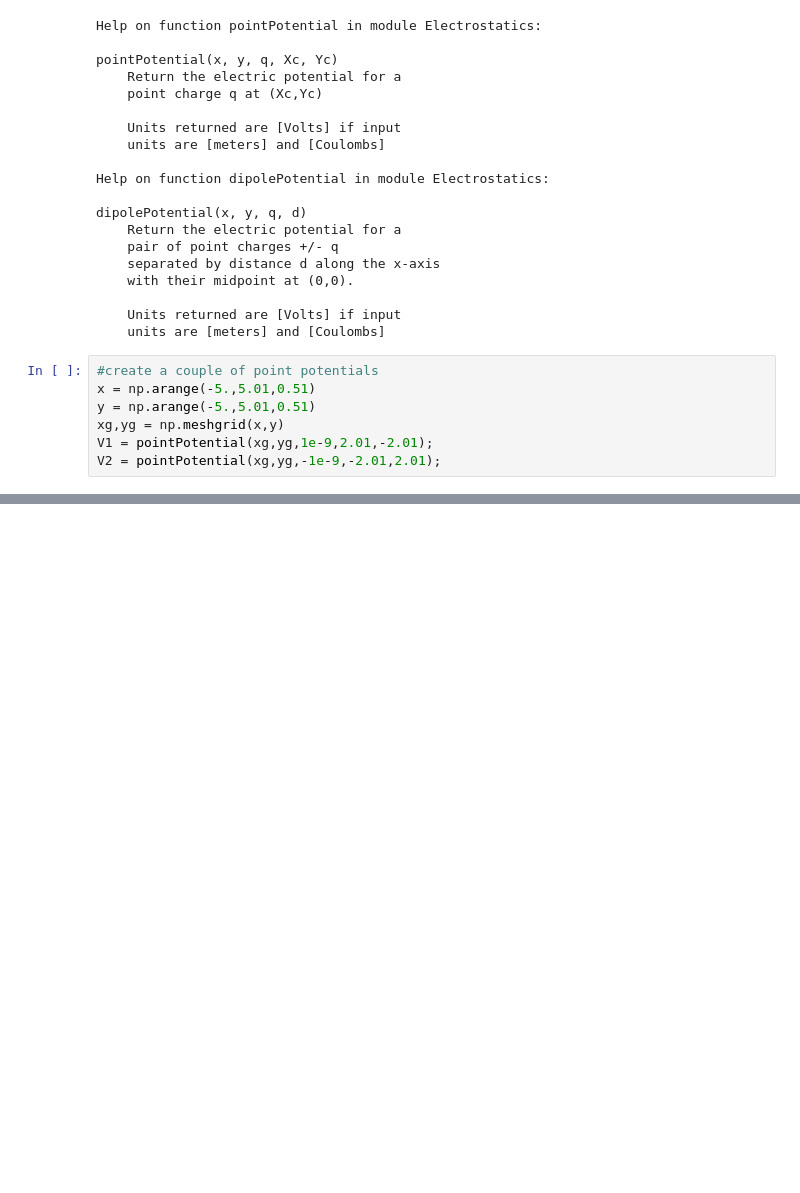
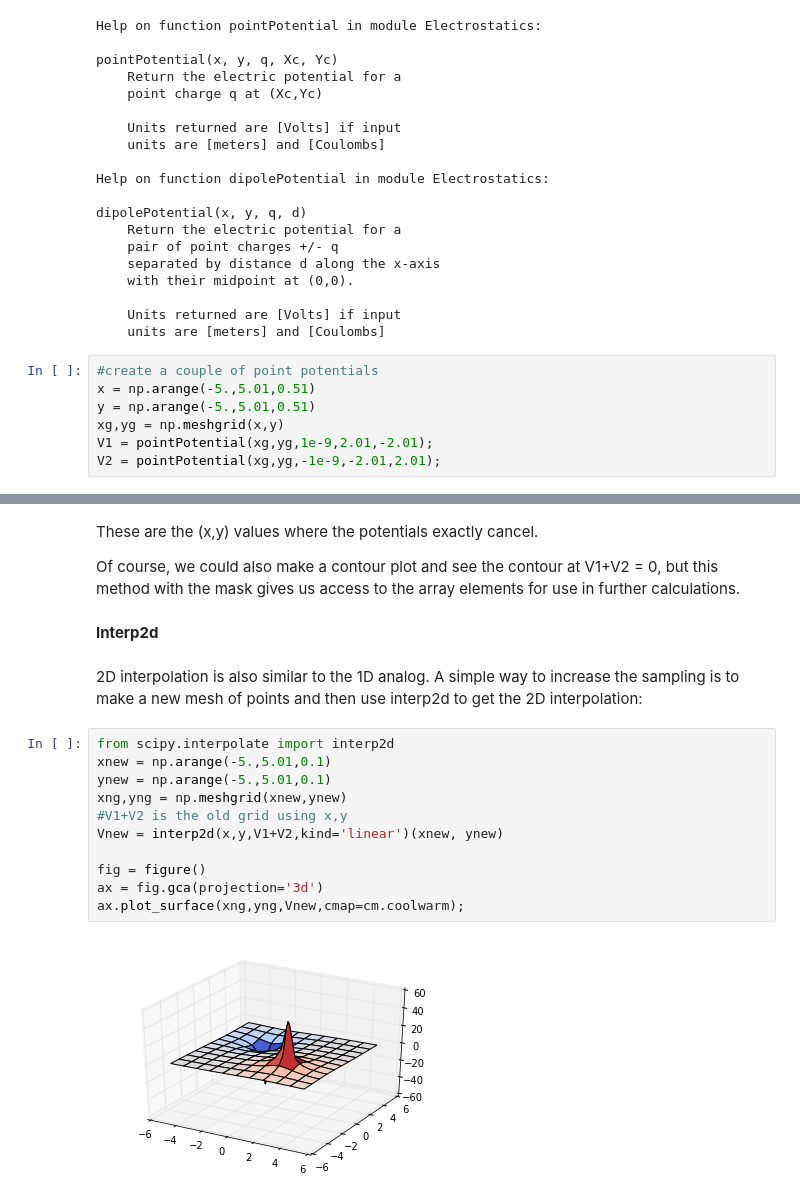
Before and after one commit to byoung08/PHYS202-S14, a Jupyter notebook: SciPy/InterpolationTour.ipynb, the cells around one changed output, grey strips where cells are left out. Saved outputs shown, nothing was run; the diff lists cells and outputs as text; blank space fills up the shorter version.

```diff
--- a/SciPy/InterpolationTour.ipynb
+++ b/SciPy/InterpolationTour.ipynb
@@ -209,0 +223,21 @@ ax.plt_surface(xg,yg,V)
+# %% [markdown]
+These are the (x,y) values where the potentials exactly cancel.
+
+Of course, we could also make a contour plot and see the contour at V1+V2 = 0, but this method with the mask gives us access to the array elements for use in further calculations.
+# %% [markdown]
+**Interp2d**
+# %% [markdown]
+2D interpolation is also similar to the 1D analog. A simple way to increase the sampling is to make a new mesh of points and then use interp2d to get the 2D interpolation:
+# %%
+from scipy.interpolate import interp2d
+xnew = np.arange(-5.,5.01,0.1)
+ynew = np.arange(-5.,5.01,0.1)
+xng,yng = np.meshgrid(xnew,ynew)
+#V1+V2 is the old grid using x,y
+Vnew = interp2d(x,y,V1+V2,kind='linear')(xnew, ynew)
+
+fig = figure()
+ax = fig.gca(projection='3d')
+ax.plot_surface(xng,yng,Vnew,cmap=cm.coolwarm);
+# %% [output]
+[figure, added]
```
Also changed, not shown: parts of 5 cells of this notebook, 1 other file.
